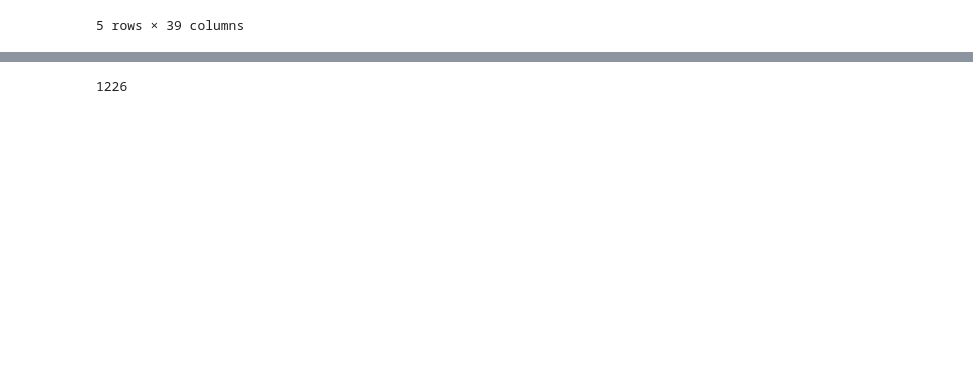
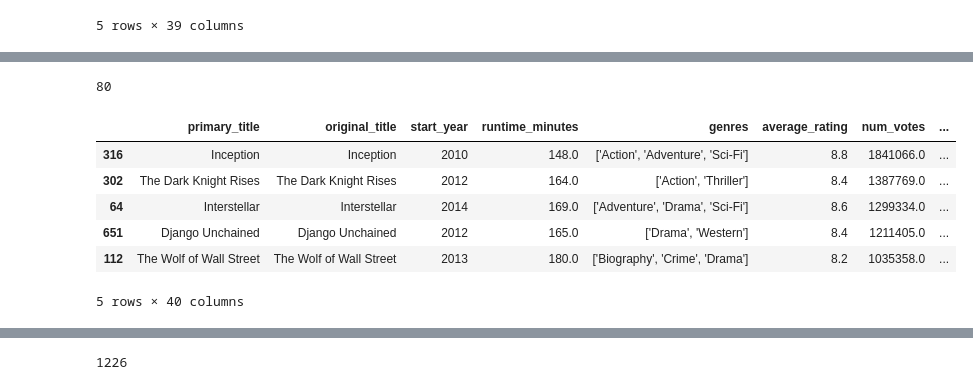
Before and after one commit to maxtingle11/Microsoft-Studios-Market-Analysis, a Jupyter notebook: Data Visualization.ipynb, the cells around one changed output, grey strips where cells are left out. Cells and saved outputs as stored; diff of their text form; code cells hidden in the pictures; blank space fills up the shorter version.

```diff
--- a/Data Visualization.ipynb
+++ b/Data Visualization.ipynb
@@ -28,0 +41,17 @@ data.head()
+# %%
+# creating a column of new metric that multiplies average_rating by num_votes
+df['rating_votes'] = df['average_rating'] * df['num_votes']
+# %%
+len(df.studio.unique())
+# %% [output]
+80
+# %%
+df.sort_values(by=['rating_votes'], ascending=False).head()
+# %% [output]
+|  | primary_title | original_title | start_year | runtime_minutes | genres | average_rating | num_votes | ... |
+| 316 | Inception | Inception | 2010 | 148.0 | ['Action', 'Adventure', 'Sci-Fi'] | 8.8 | 1841066.0 | ... |
+| 302 | The Dark Knight Rises | The Dark Knight Rises | 2012 | 164.0 | ['Action', 'Thriller'] | 8.4 | 1387769.0 | ... |
+| 64 | Interstellar | Interstellar | 2014 | 169.0 | ['Adventure', 'Drama', 'Sci-Fi'] | 8.6 | 1299334.0 | ... |
+| 651 | Django Unchained | Django Unchained | 2012 | 165.0 | ['Drama', 'Western'] | 8.4 | 1211405.0 | ... |
+| 112 | The Wolf of Wall Street | The Wolf of Wall Street | 2013 | 180.0 | ['Biography', 'Crime', 'Drama'] | 8.2 | 1035358.0 | ... |
+5 rows × 40 columns
```
Also changed, not shown: parts of 9 cells of this notebook, 1 other file.
